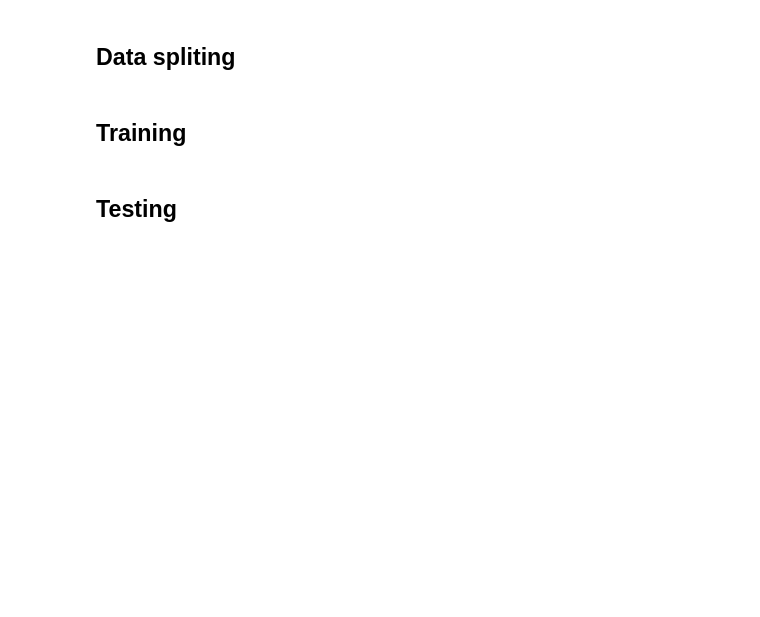
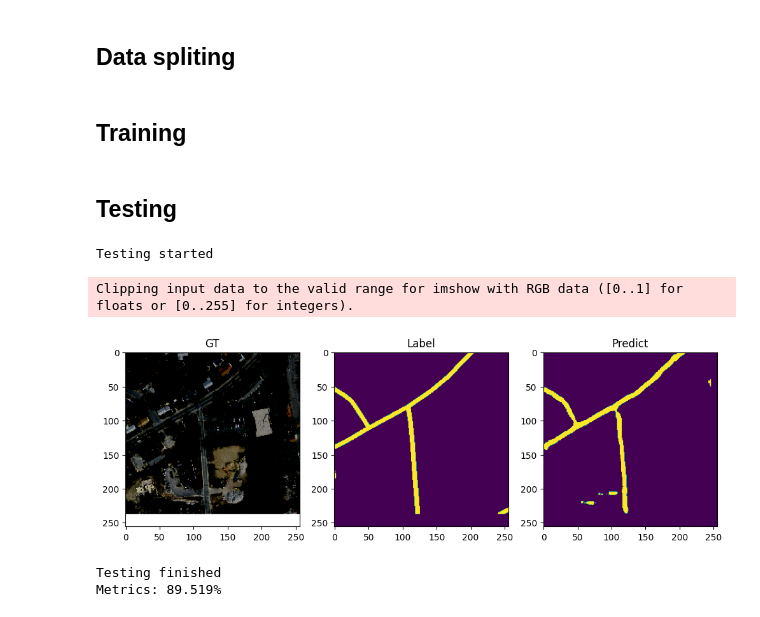
Before and after one commit to IlS0/Massachusetts-road-segmentation, a Jupyter notebook: main.ipynb, the cells around one changed output. Saved outputs shown, nothing was run; the diff lists cells and outputs as text; code cells hidden in the pictures; blank space fills up the shorter version.

```diff
--- a/main.ipynb
+++ b/main.ipynb
@@ -15,2 +232,50 @@
 # %% [markdown]
 ## Testing
+# %%
+def shower(images,labels,outputs):
+    fig, axes = plt.subplots(1, 3)
+    fig.set_figwidth(12)
+    fig.set_figheight(6)
+
+    axes[0].set_title('GT')
+    axes[0].imshow(images[3].numpy().transpose(2, 1, 0))
+
+    axes[1].set_title('Label')
+    axes[1].imshow(reverse_one_hot(labels[3].numpy().transpose(2, 1, 0)))
+
+    axes[2].set_title('Predict')
+    axes[2].imshow(reverse_one_hot(outputs[3].numpy().transpose(2, 1, 0)))
+
+    plt.show()
+# %%
+print('Testing started')
+
+dataiter = iter(test_loader)
+images, labels = next(dataiter)
+
+iou = BinaryJaccardIndex(num_classes=2)
+iou.to(device)
+
+flag = False
+
+with torch.no_grad():
+    for data in test_loader:
+        images, labels = data[0].to(device), data[1].to(device)
+
+        outputs = model(images)
+
+        if not flag:
+            shower(images.cpu(),labels.cpu(),outputs.cpu())
+            flag = True
+
+        iou.update(outputs,labels)
+
+
+print('Testing finished')
+print(f"Metrics: {iou.compute():.3%}")
+# %% [output]
+Testing started
+Clipping input data to the valid range for imshow with RGB data ([0..1] for floats or [0..255] for integers).
+[figure, added]
+Testing finished
+Metrics: 89.519%
```
Also changed, not shown: parts of 9 cells of this notebook, 1 other file.
